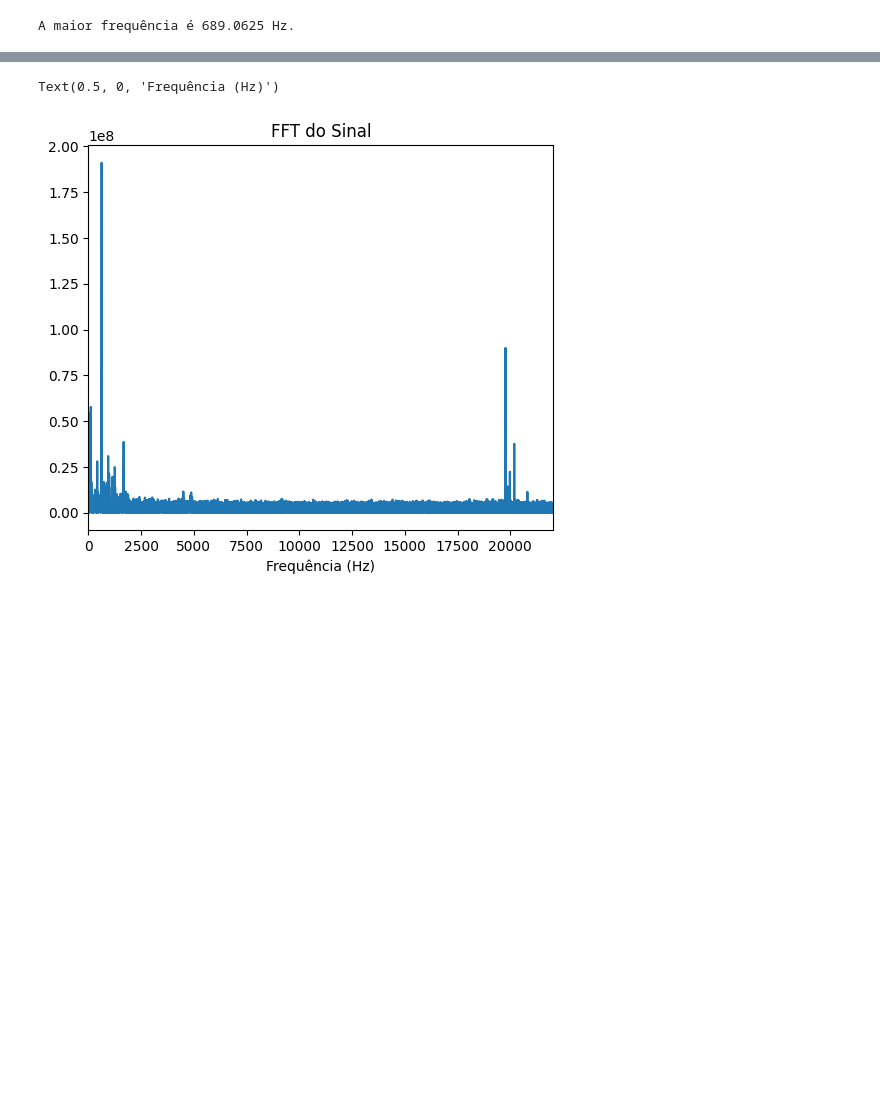
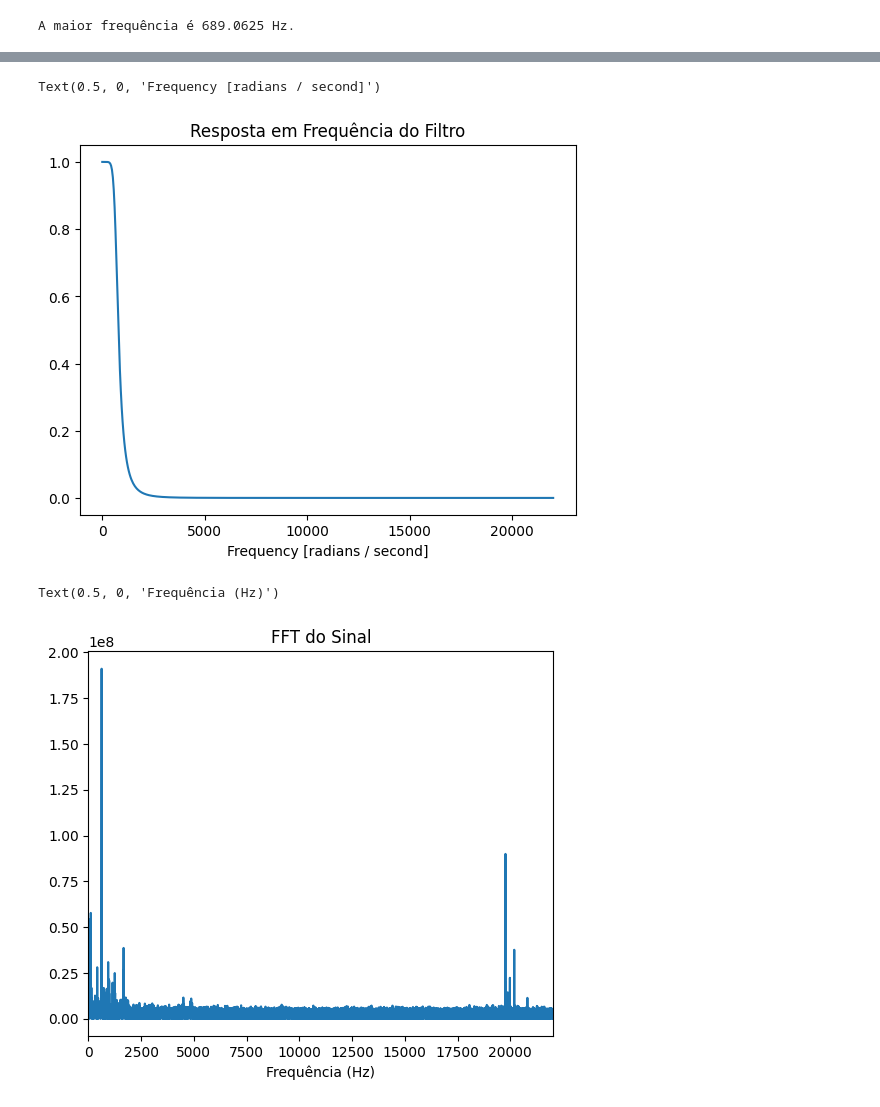
Before and after one commit to MatheusrCunha/PDS_1, a Jupyter notebook: Projeto_Final.ipynb, the cells around one changed output, grey strips where cells are left out. Cells and saved outputs as stored; diff of their text form; code cells hidden in the pictures; blank space fills up the shorter version.

```diff
--- a/Projeto_Final.ipynb
+++ b/Projeto_Final.ipynb
@@ -65,3 +66,13 @@ ValueError: ignored
+# %%
+fs_audio
+b, a = signal.butter(4, 690, btype='low', fs=fs_audio)
+w, h = signal.freqz(b, a, fs=fs_audio)
+plt.plot(w, abs(h))
+plt.title('Resposta em Frequência do Filtro')
+plt.xlabel('Frequency [radians / second]')
+# %% [output]
+Text(0.5, 0, 'Frequency [radians / second]')
+[figure, added]
 # %%
 sinal_fft = np.fft.fft(audio)
 sinal_fft = abs(sinal_fft)
```
Also changed, not shown: parts of 3 cells of this notebook.
